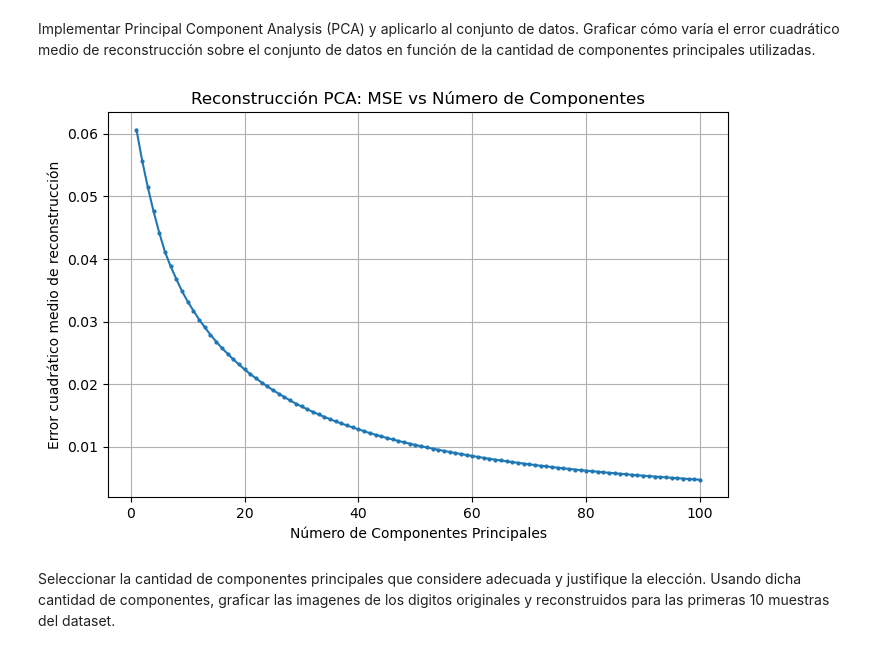
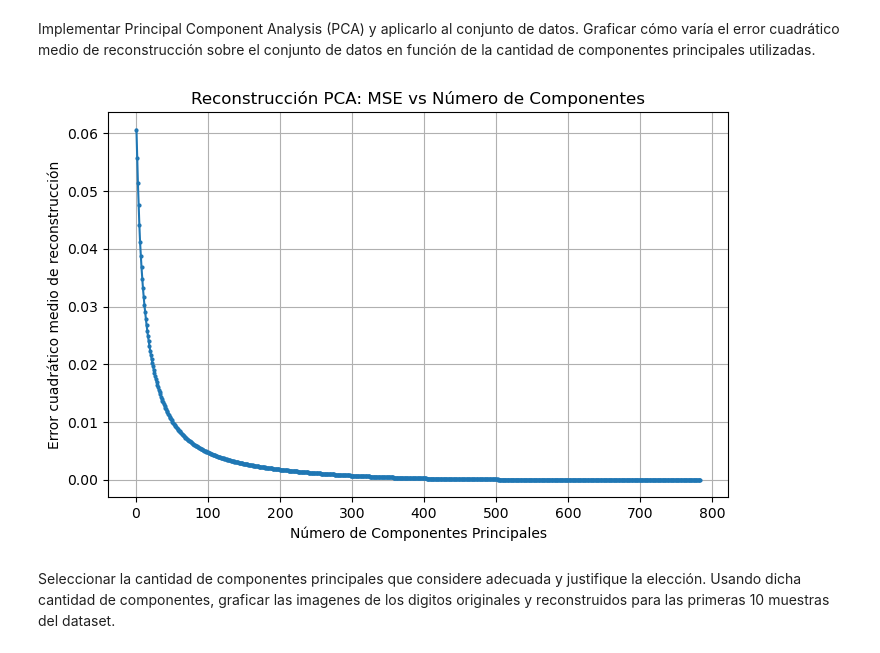
Before and after one commit to mattemusacchio/ML, a Jupyter notebook: Musacchio_Matteo_TP4/Musacchio_Matteo_Notebook_TP4.ipynb, the cells around one changed output. Saved outputs shown, nothing was run; the diff lists cells and outputs as text; code cells hidden in the pictures.

```diff
--- a/Musacchio_Matteo_TP4/Musacchio_Matteo_Notebook_TP4.ipynb
+++ b/Musacchio_Matteo_TP4/Musacchio_Matteo_Notebook_TP4.ipynb
@@ -185,20 +185,20 @@ plt.show()
 Implementar Principal Component Analysis (PCA) y aplicarlo al conjunto de datos. Graficar cómo varía el error cuadrático medio de reconstrucción sobre el conjunto de datos en función de la cantidad de componentes principales utilizadas.
 # %%
 mse_list = []
-components_range = range(1, 101)
+components_range = range(1, 784)
 for n in components_range:
-    _, X_recon, _ = pca(X, n_components=n)
+    _, X_recon, _,_,_ = pca(X, n_components=n)
     mse = np.mean((X - X_recon) ** 2)
     mse_list.append(mse)
 
 plt.figure(figsize=(8, 5))
 plt.plot(components_range, mse_list, marker='o', markersize=2)
 plt.xlabel("Número de Componentes Principales")
 plt.ylabel("Error cuadrático medio de reconstrucción")
 plt.title("Reconstrucción PCA: MSE vs Número de Componentes")
 plt.grid(True)
 plt.show()
 # %% [output]
-[figure, old version]
+[figure, new version]
 # %% [markdown]
 Seleccionar la cantidad de componentes principales que considere adecuada y justifique la elección. Usando dicha cantidad de componentes, graficar las imagenes de los digitos originales y reconstruidos para las primeras 10 muestras del dataset.
```
Also changed, not shown: parts of 9 cells of this notebook, 7 other files.
